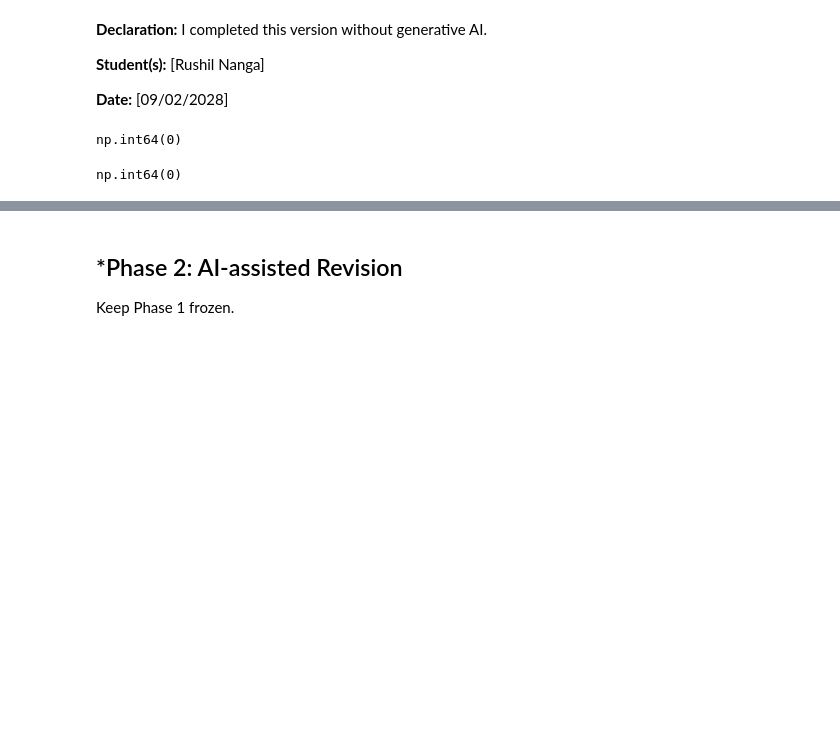
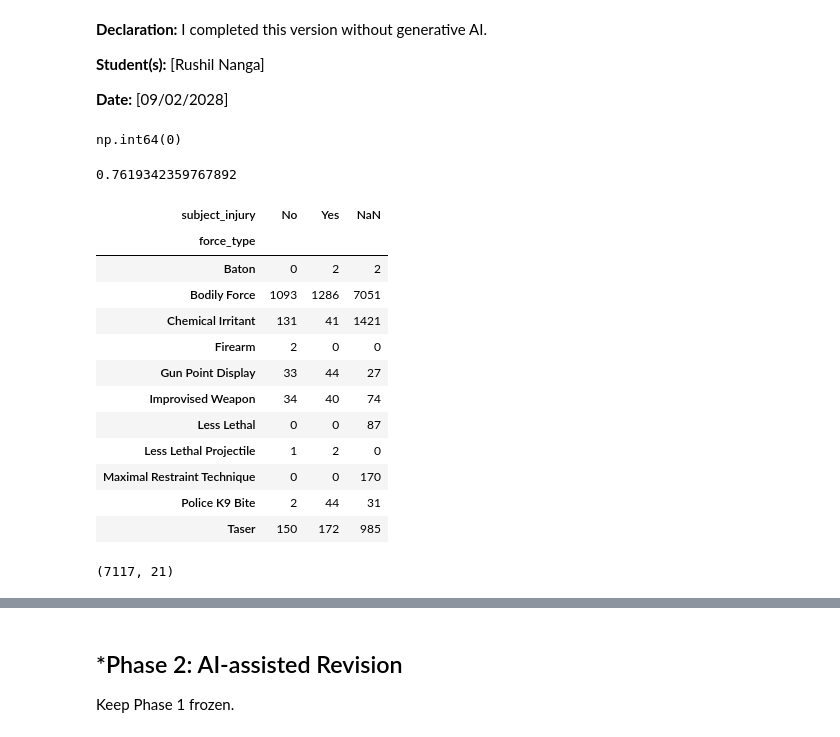
Before and after one commit to rushilnanga/A01-data-wrangling, a Jupyter notebook: notebook.ipynb, the cells around one changed output, grey strips where cells are left out. Drawn from its saved outputs; the diff is of its cells as text; code cells hidden in the pictures; blank space fills up the shorter version.

```diff
--- a/notebook.ipynb
+++ b/notebook.ipynb
@@ -51,5 +51,51 @@ airbnb["Price"].isna().sum()
 # %% [output]
 np.int64(0)
 # %%
+police["subject_injury"].value_counts(dropna=False)
+
+police["subject_injury"] = police["subject_injury"].where(
+    police["subject_injury"].isin(["Yes", "No"])
+)
+
+missing_prop = police["subject_injury"].isna().mean()
+print(missing_prop)
+
+# I found that around 76.2% of the results are missing. That is a concern because most of the observations in the dataset do not contain information about whether the subject was injured or not.
+
+injury_table = pd.crosstab(
+    police["force_type"],
+    police["subject_injury"],
+    dropna=False
+)
+
+injury_table
+
+# After cross tabulationg the subject_injury and the force_type, both Less Lethal and Maximal Restraint Technique only have missing values. Bodily Force, Chemical Irritant, and Taser have large amounts of missing values while Baton, Firearm, and Less Lethal Projectile have very little. This suggests that the amount of missing values is dependent on force_type
 # %% [output]
-np.int64(0)
+0.7619342359767892
+| subject_injury | No | Yes | NaN |
+| force_type |  |  |  |
+| Baton | 0 | 2 | 2 |
+| Bodily Force | 1093 | 1286 | 7051 |
+| Chemical Irritant | 131 | 41 | 1421 |
+| Firearm | 2 | 0 | 0 |
+| Gun Point Display | 33 | 44 | 27 |
+| Improvised Weapon | 34 | 40 | 74 |
+| Less Lethal | 0 | 0 | 87 |
+| Less Lethal Projectile | 1 | 2 | 0 |
+| Maximal Restraint Technique | 0 | 0 | 170 |
+| Police K9 Bite | 2 | 44 | 31 |
+| Taser | 150 | 172 | 985 |
+# %%
+shark = pd.read_excel("./data/GSAF5.xls")
+
+shark.shape
+shark.columns
+
+shark[["Unnamed: 21", "Unnamed: 22"]].notna().sum()
+
+shark = shark.drop(columns=["Unnamed: 21", "Unnamed: 22"])
+
+shark.shape
+# %% [output]
+(7117, 21)
```
Also changed, not shown: parts of 4 cells of this notebook.
